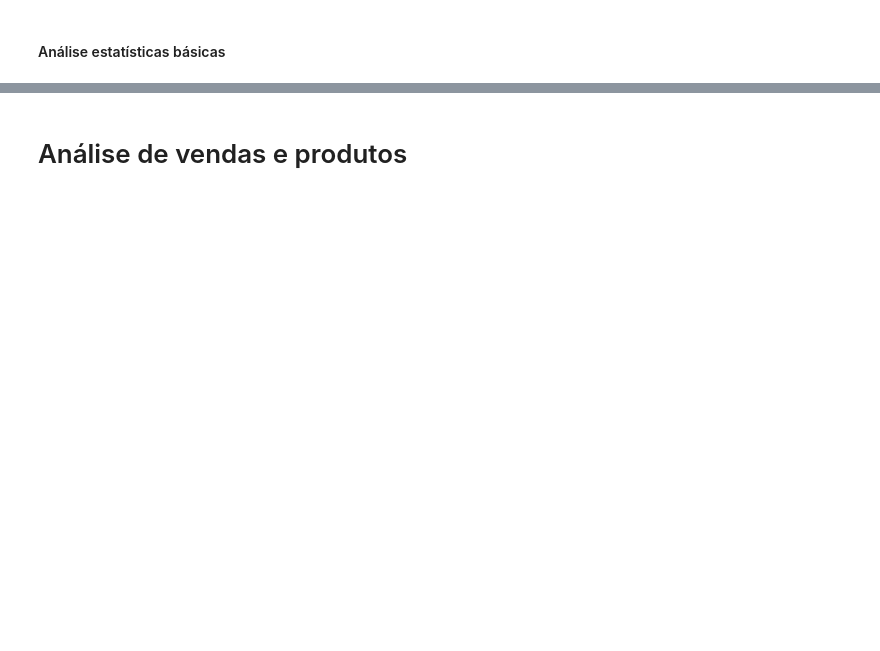
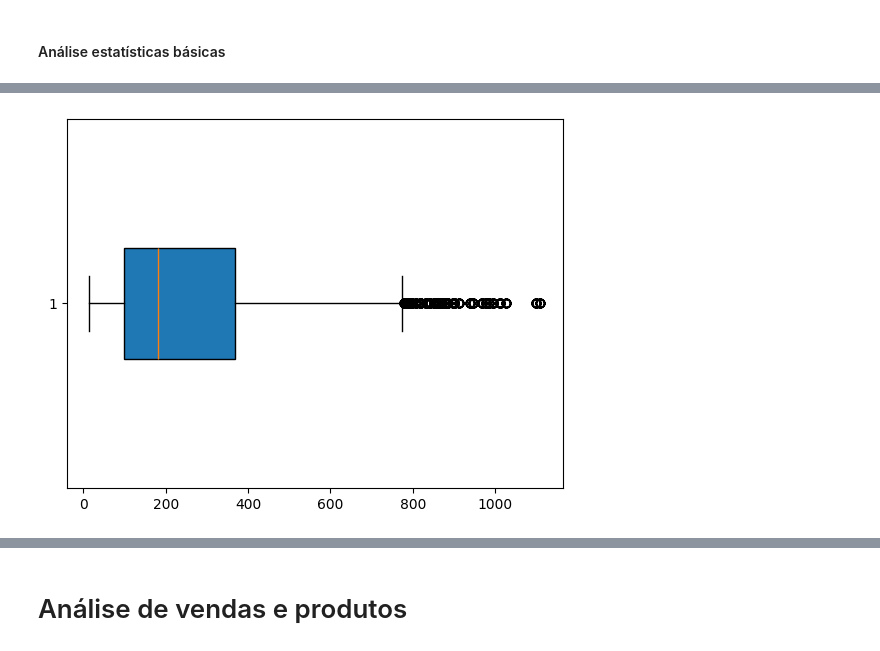
Before and after one commit to JacksonvBarbosa/america_ecommerce, a Jupyter notebook: notebook/03_eda/exploratory_analysis.ipynb, the cells around one changed output, grey strips where cells are left out. Saved outputs shown, nothing was run; the diff lists cells and outputs as text; code cells hidden in the pictures; blank space fills up the shorter version.

```diff
--- a/notebook/03_eda/exploratory_analysis.ipynb
+++ b/notebook/03_eda/exploratory_analysis.ipynb
@@ -208,0 +247,5 @@ detect_outliers(df)
+# %%
+# Box Plot do Receita Liquida
+plt.boxplot(df_analisis['net_revenue'], vert=False, widths=0.30, patch_artist=True);
+# %% [output]
+[figure, added]
```
Also changed, not shown: parts of 121 cells of this notebook, 10 other files.
